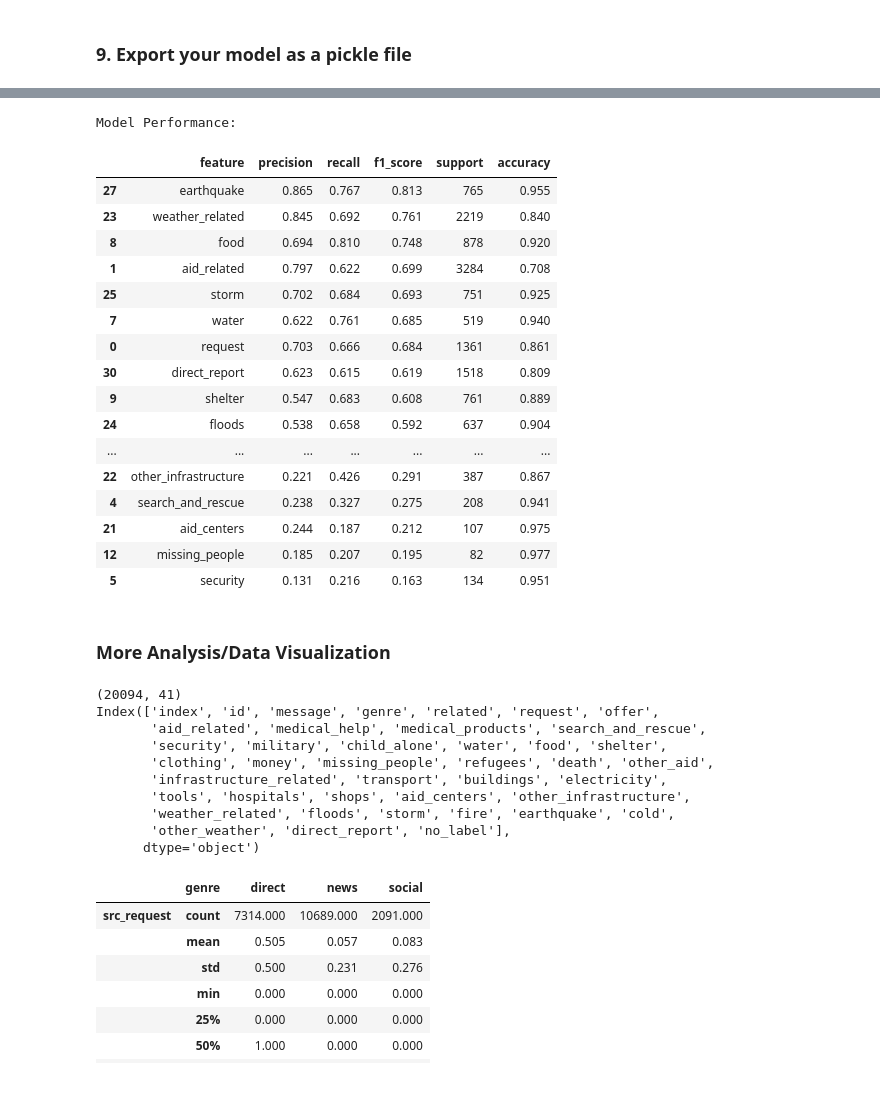
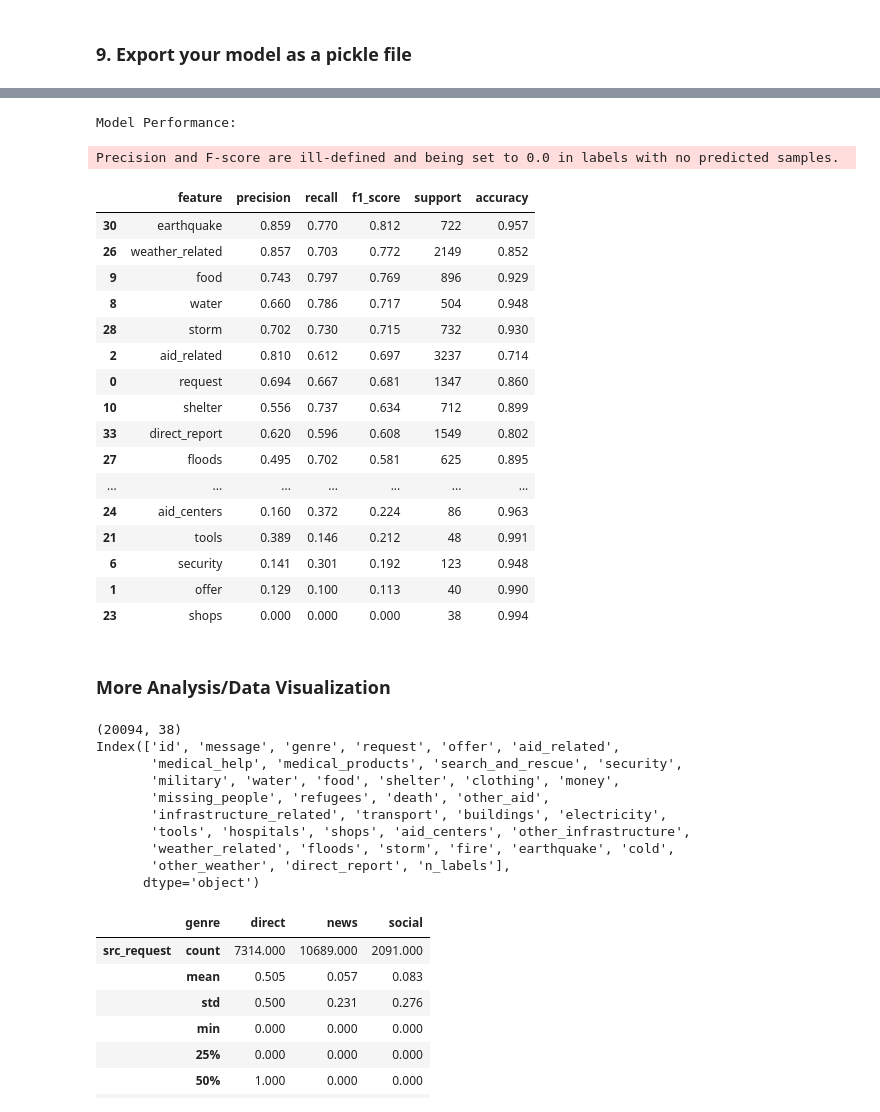
Before and after one commit to TheAnalyticCraft/Disaster-Response-Pipeline-Project, a Jupyter notebook: notebook/ML Pipeline Preparation.ipynb, the cells around one changed output, grey strips where cells are left out. Saved outputs shown, nothing was run; the diff lists cells and outputs as text; code cells hidden in the pictures.

```diff
--- a/notebook/ML Pipeline Preparation.ipynb
+++ b/notebook/ML Pipeline Preparation.ipynb
@@ -217,7 +217,7 @@ def create_xy(df, nolabel: bool):
     # Calculate the mean for each column
     column_std = df_temp.iloc[:, 3:-1].std()
 
-    remove_columns = list(set([col for col in column_means.index if (column_means[col] < 0.01 or column_means[col] > 0.9) ] + [col for col in column_std.index if column_std[col] <= 0.00]))
+    remove_columns = list(set([col for col in column_std.index if column_std[col] <= 0.00]))
     print('Columns to be removed:', (remove_columns), df_temp.shape)
 
     df_temp.drop(labels=remove_columns, axis=1, inplace=True )
@@ -1607,28 +1416,29 @@ pickle.dump(best_rf_model, open('../model/classifier.pkl', 'wb'))
 # %%
 # Test Loading
 
-load_pipeline = pickle.load(open('../model/classifier.pkl', 'rb'))
+load_pipeline = pickle.load(open('../models/classifier.pkl', 'rb'))
 load_y = load_pipeline.predict(Xg_test)
 display_metrics(yg_test, load_y)
 # %% [output]
 Model Performance:
+Precision and F-score are ill-defined and being set to 0.0 in labels with no predicted samples.
 |  | feature | precision | recall | f1_score | support | accuracy |
-| 27 | earthquake | 0.865 | 0.767 | 0.813 | 765 | 0.955 |
-| 23 | weather_related | 0.845 | 0.692 | 0.761 | 2219 | 0.840 |
-| 8 | food | 0.694 | 0.810 | 0.748 | 878 | 0.920 |
-| 1 | aid_related | 0.797 | 0.622 | 0.699 | 3284 | 0.708 |
-| 25 | storm | 0.702 | 0.684 | 0.693 | 751 | 0.925 |
-| 7 | water | 0.622 | 0.761 | 0.685 | 519 | 0.940 |
-| 0 | request | 0.703 | 0.666 | 0.684 | 1361 | 0.861 |
-| 30 | direct_report | 0.623 | 0.615 | 0.619 | 1518 | 0.809 |
-| 9 | shelter | 0.547 | 0.683 | 0.608 | 761 | 0.889 |
-| 24 | floods | 0.538 | 0.658 | 0.592 | 637 | 0.904 |
+| 30 | earthquake | 0.859 | 0.770 | 0.812 | 722 | 0.957 |
+| 26 | weather_related | 0.857 | 0.703 | 0.772 | 2149 | 0.852 |
+| 9 | food | 0.743 | 0.797 | 0.769 | 896 | 0.929 |
+| 8 | water | 0.660 | 0.786 | 0.717 | 504 | 0.948 |
+| 28 | storm | 0.702 | 0.730 | 0.715 | 732 | 0.930 |
+| 2 | aid_related | 0.810 | 0.612 | 0.697 | 3237 | 0.714 |
+| 0 | request | 0.694 | 0.667 | 0.681 | 1347 | 0.860 |
+| 10 | shelter | 0.556 | 0.737 | 0.634 | 712 | 0.899 |
+| 33 | direct_report | 0.620 | 0.596 | 0.608 | 1549 | 0.802 |
+| 27 | floods | 0.495 | 0.702 | 0.581 | 625 | 0.895 |
 | ... | ... | ... | ... | ... | ... | ... |
-| 22 | other_infrastructure | 0.221 | 0.426 | 0.291 | 387 | 0.867 |
-| 4 | search_and_rescue | 0.238 | 0.327 | 0.275 | 208 | 0.941 |
-| 21 | aid_centers | 0.244 | 0.187 | 0.212 | 107 | 0.975 |
-| 12 | missing_people | 0.185 | 0.207 | 0.195 | 82 | 0.977 |
-| 5 | security | 0.131 | 0.216 | 0.163 | 134 | 0.951 |
+| 24 | aid_centers | 0.160 | 0.372 | 0.224 | 86 | 0.963 |
+| 21 | tools | 0.389 | 0.146 | 0.212 | 48 | 0.991 |
+| 6 | security | 0.141 | 0.301 | 0.192 | 123 | 0.948 |
+| 1 | offer | 0.129 | 0.100 | 0.113 | 40 | 0.990 |
+| 23 | shops | 0.000 | 0.000 | 0.000 | 38 | 0.994 |
 # %% [markdown]
 
 ### More Analysis/Data Visualization
@@ -1636,20 +1446,21 @@ Model Performance:
 
 # Create dataset of X,y with missing labels removed
 
-df_source = db_df.copy()
-df_source = db_df[df_source['no_label'] != 1].reset_index()
-print(df_source.shape)
-print(df_source.columns)
+df_ = db_df[db_df['no_label'] != 1].copy()
+df_.drop(['related','child_alone', 'no_label'], axis=1, inplace=True)
+df_['n_labels'] = df_.iloc[:,4:].sum(axis=1)
+print(df_.shape)
+print(df_.columns)
 # %% [output]
-(20094, 41)
-Index(['index', 'id', 'message', 'genre', 'related', 'request', 'offer',
-       'aid_related', 'medical_help', 'medical_products', 'search_and_rescue',
-       'security', 'military', 'child_alone', 'water', 'food', 'shelter',
-       'clothing', 'money', 'missing_people', 'refugees', 'death', 'other_aid',
+(20094, 38)
+Index(['id', 'message', 'genre', 'request', 'offer', 'aid_related',
+       'medical_help', 'medical_products', 'search_and_rescue', 'security',
+       'military', 'water', 'food', 'shelter', 'clothing', 'money',
+       'missing_people', 'refugees', 'death', 'other_aid',
        'infrastructure_related', 'transport', 'buildings', 'electricity',
        'tools', 'hospitals', 'shops', 'aid_centers', 'other_infrastructure',
        'weather_related', 'floods', 'storm', 'fire', 'earthquake', 'cold',
-       'other_weather', 'direct_report', 'no_label'],
+       'other_weather', 'direct_report', 'n_labels'],
       dtype='object')
 # %%
 # Classify Category Labels
```
Also changed, not shown: parts of 42 cells of this notebook.
